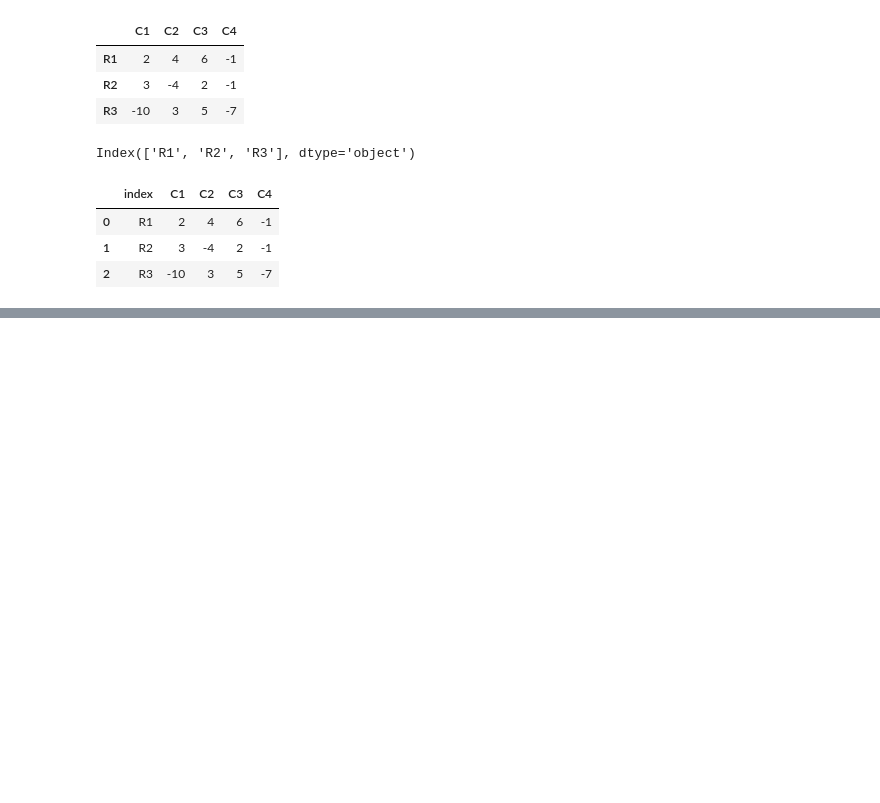
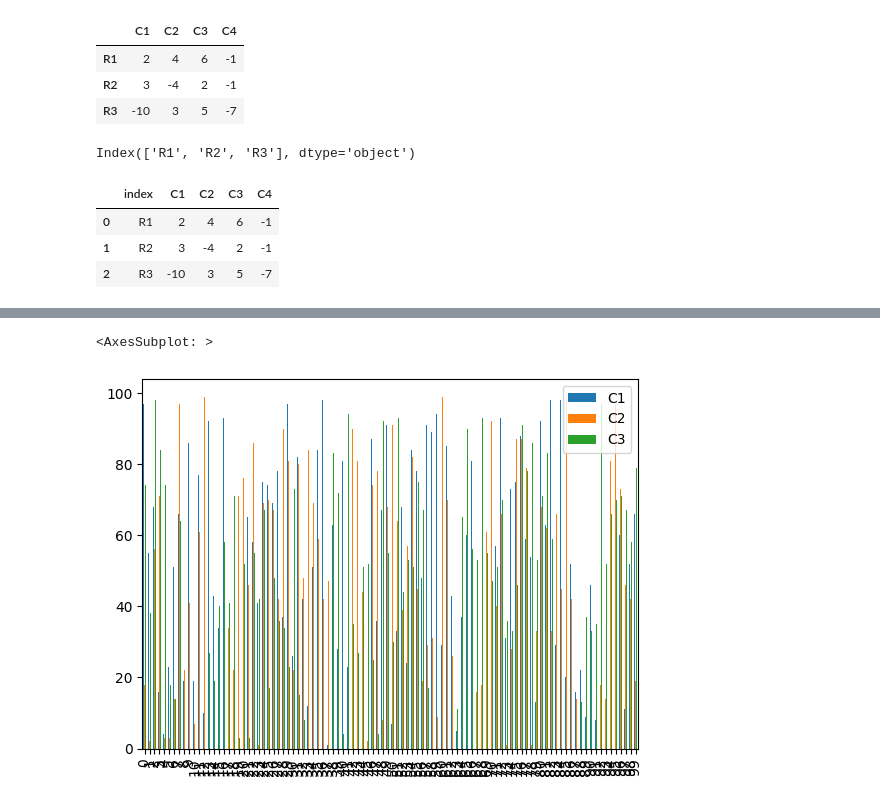
Before and after one commit to adwiza/datascience_udemy, a Jupyter notebook: python_review.ipynb, the cells around one changed output, grey strips where cells are left out. Drawn from its saved outputs; the diff is of its cells as text; code cells hidden in the pictures; blank space fills up the shorter version.

```diff
--- a/python_review.ipynb
+++ b/python_review.ipynb
@@ -702,0 +797,5 @@ df
+# %%
+df.plot.bar()
+# %% [output]
+<AxesSubplot: >
+[figure, added]
```
Also changed, not shown: parts of 106 cells of this notebook, 1 other file.
